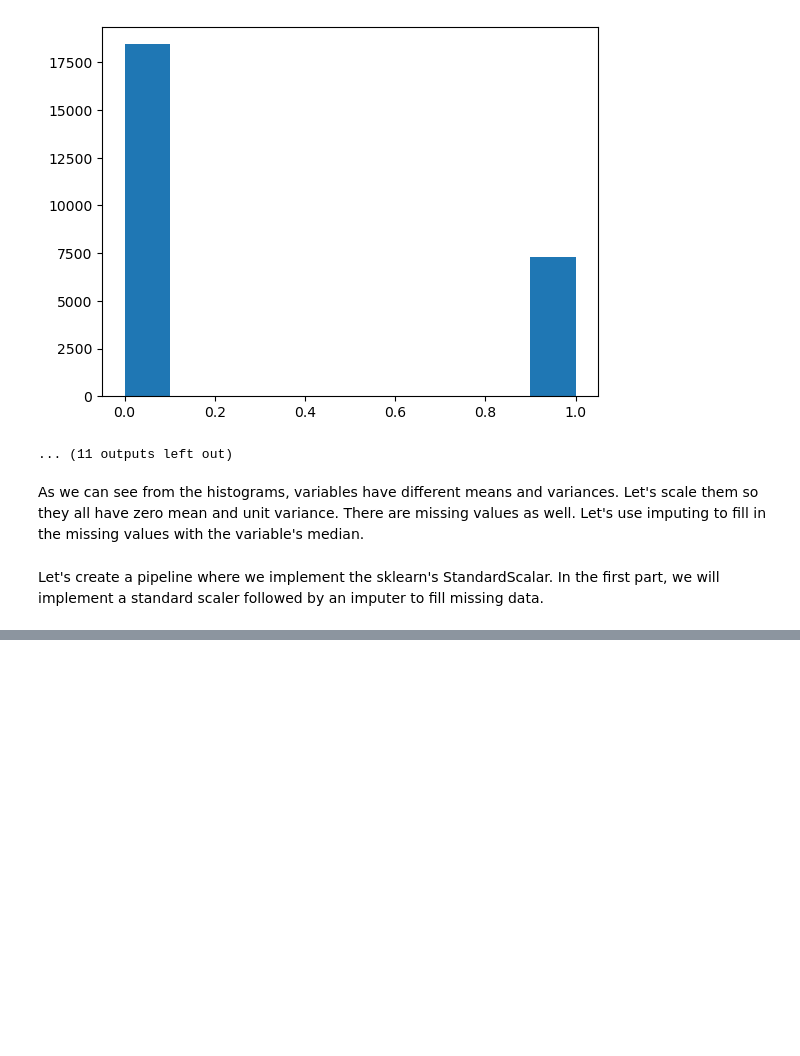
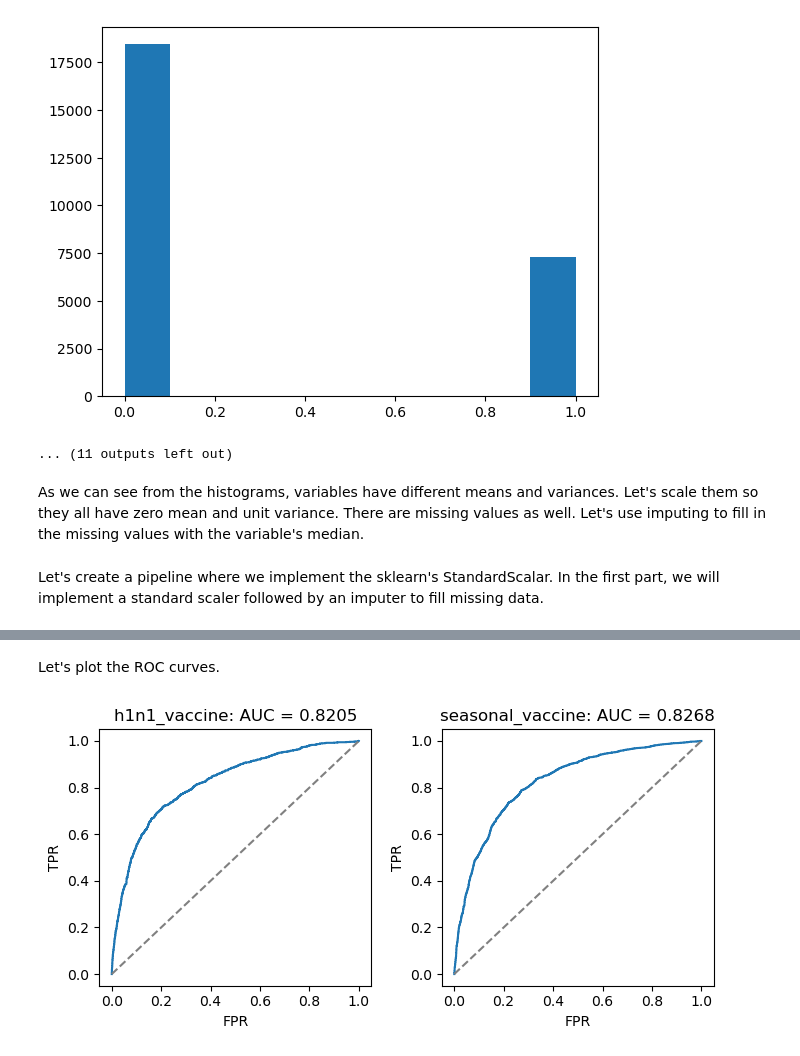
Before and after one commit to GuilhermeCarqueja/H1N1_vaccine, a Jupyter notebook: H1N1_vaccine_prediction.ipynb, the cells around one changed output, grey strips where cells are left out. Saved outputs shown, nothing was run; the diff lists cells and outputs as text; code cells hidden in the pictures; blank space fills up the shorter version.

Commit message:
Create ROC plots

```diff
--- a/H1N1_vaccine_prediction.ipynb
+++ b/H1N1_vaccine_prediction.ipynb
@@ -536,0 +537,19 @@ y_preds.shape (5342, 2)
+# %% [markdown]
+Let's plot the ROC curves.
+# %%
+def plot_roc(y_true, y_score, label_name, ax):
+    fpr, tpr, thresholds = roc_curve(y_true, y_score)
+    ax.plot(fpr,tpr)
+    ax.plot([0, 1],[0, 1],color='grey',linestyle='--')
+    ax.set_xlabel('FPR')
+    ax.set_ylabel('TPR')
+    ax.set_title(f"{label_name}: AUC = {roc_auc_score(y_true,y_score):.4f}")
+# %%
+fig, ax = plt.subplots(1, 2, figsize=(7,3.5))
+
+plot_roc(y_eval["h1n1_vaccine"], y_preds["h1n1_vaccine"], "h1n1_vaccine", ax[0])
+plot_roc(y_eval["seasonal_vaccine"], y_preds["seasonal_vaccine"], "seasonal_vaccine", ax[1])
+
+fig.tight_layout()
+# %% [output]
+[figure, added]
```
Also changed, not shown: parts of 36 cells of this notebook.
